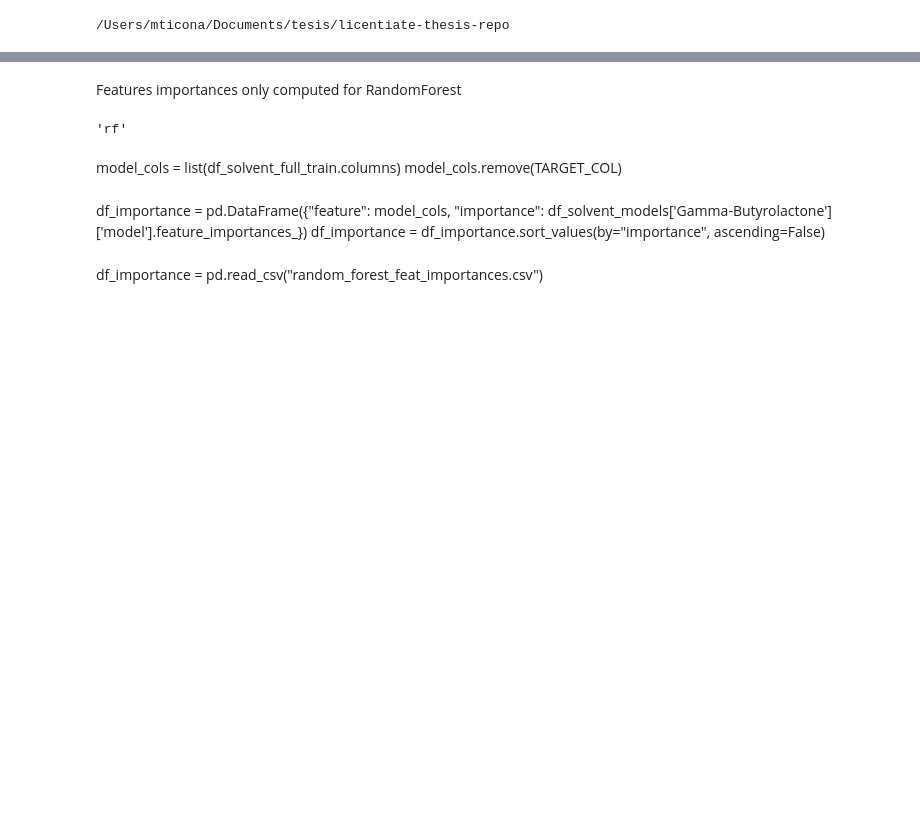
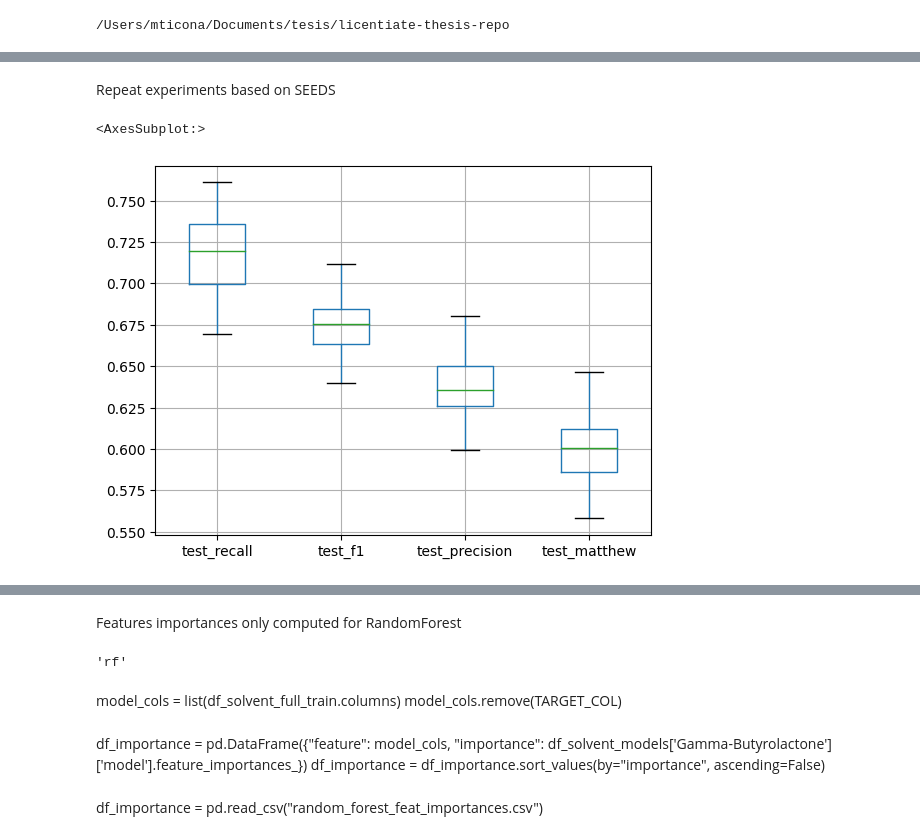
Before and after one commit to beluticona/licentiate-thesis-repo, a Jupyter notebook: notebooks/1-solvent-experiment/1.1-mbto-solvent-experiment-Copy1.ipynb, the cells around one changed output, grey strips where cells are left out. Saved outputs shown, nothing was run; the diff lists cells and outputs as text; code cells hidden in the pictures; blank space fills up the shorter version.

Commit message:
solvents_exp

```diff
--- a/notebooks/1-solvent-experiment/1.1-mbto-solvent-experiment-Copy1.ipynb
+++ b/notebooks/1-solvent-experiment/1.1-mbto-solvent-experiment-Copy1.ipynb
@@ -334,2 +167,0 @@ df_solvent_full_train = pd.concat([data for solvent, data in df_solvent_samples_
-# %%
-df_solvent_full_train = df_solvent_full_train.drop(['solvent'], axis=1)
@@ -423,8 +167,0 @@ for solvent in solvents:
-# %%
-## Experiment solvent encoded
-df_solvent_report = {solvent: proof_concept(models[ALGORITHM], df_solvent_full_train, df_test) \
-                        for solvent, df_test in df_solvent_samples_test.items() }
-
-for solvent in solvents:
-    report =  pd.DataFrame(df_solvent_report[solvent]).transpose()
-    report.to_csv('results2/solvent-encoded_%s_%s_%s.csv' % (solvent, ALGORITHM, SEED), index=None)
@@ -430,0 +196,2 @@ for solvent in solvents:
+# %% [markdown]
+Repeat experiments based on SEEDS
@@ -430,0 +347,31 @@ for solvent in solvents:
+# %%
+# Experiments 1
+# test in a MULTISOLVENT sample (encoded)
+# test in same sample but without encoded solvent feature
+def exp_drop_solvent(model_name, df_train, df_test, k_fold_config, model_config = {}):
+    drop_cols = ['solvent_Dimethyl sulfoxide',
+                 'solvent_Dimethylformamide',
+                 'solvent_Gamma-Butyrolactone']
+    df_train = df_train.drop(drop_cols, axis=1)
+    df_test = df_test.drop(drop_cols, axis=1)
+    #return proof_concept(model_name, df_train, df_test, model_config)
+    return full_pipeline(model_name, df_train, df_test, k_fold_config, model_config)
+
+ALGORITHMS = ['rf']
+
+results_dir = "solvent_exp_1_crossval"
+
+model_EVAL_MULTISOLVENT = EVAL_MULTISOLVENT.drop(['solvent'], axis=1)
+
+model_df_solvent_full_train = df_solvent_full_train.drop(['solvent'], axis=1)
+
+
+for ALGORITH in ALGORITHMS:
+    results_experiment_1 = full_pipeline(models[ALGORITHM], model_df_solvent_full_train, model_EVAL_MULTISOLVENT, k_fold_config,
+                                        model_configs[ALGORITHM])
+
+    results_experiment_s_sv = exp_drop_solvent(models[ALGORITHM], model_df_solvent_full_train, model_EVAL_MULTISOLVENT, k_fold_config,
+                                        model_configs[ALGORITHM])
+
+    report_multisv =  pd.DataFrame(results_experiment_1)
+    report_no_sol =  pd.DataFrame(results_experiment_s_sv)
@@ -430,0 +386,7 @@ for solvent in solvents:
+# %%
+test_cols = [col for col in report_multisv.columns if col.startswith("test")]
+
+report_multisv[test_cols].boxplot(column=test_cols)
+# %% [output]
+<AxesSubplot:>
+[figure, added]
```
Also changed, not shown: parts of 70 cells of this notebook, 3 other files.
